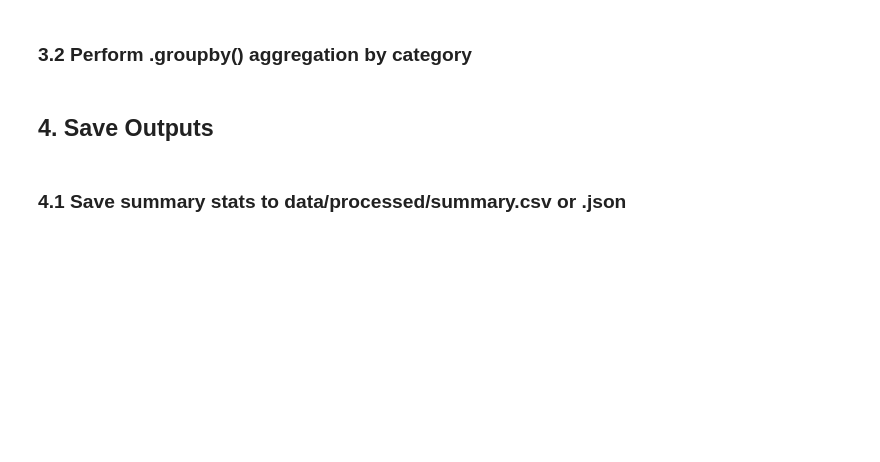
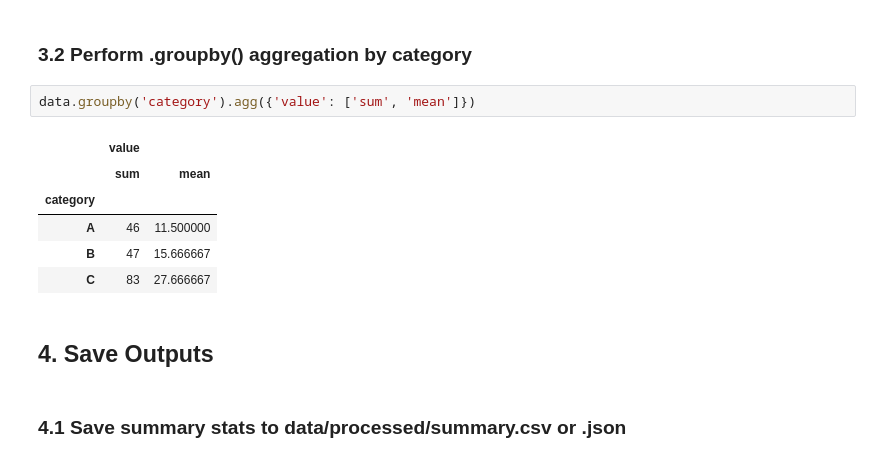
Before and after one commit to Tylerzhuo/bootcamp_haotian_zhuo, a Jupyter notebook: homework/notebooks/hw03_python_fundamentals.ipynb, the cells around one changed output. Cells and saved outputs as stored; diff of their text form; blank space fills up the shorter version.

```diff
--- a/homework/notebooks/hw03_python_fundamentals.ipynb
+++ b/homework/notebooks/hw03_python_fundamentals.ipynb
@@ -62,5 +112,14 @@ vectorized execution is 0.15s faster than loop.
 # %% [markdown]
 ### 3.2 Perform .groupby() aggregation by category
+# %%
+data.groupby('category').agg({'value': ['sum', 'mean']})
+# %% [output]
+|  | value |  |
+|  | sum | mean |
+| category |  |  |
+| A | 46 | 11.500000 |
+| B | 47 | 15.666667 |
+| C | 83 | 27.666667 |
 # %% [markdown]
 ## 4. Save Outputs
 # %% [markdown]
```
Also changed, not shown: parts of 8 cells of this notebook, 3 other files.
